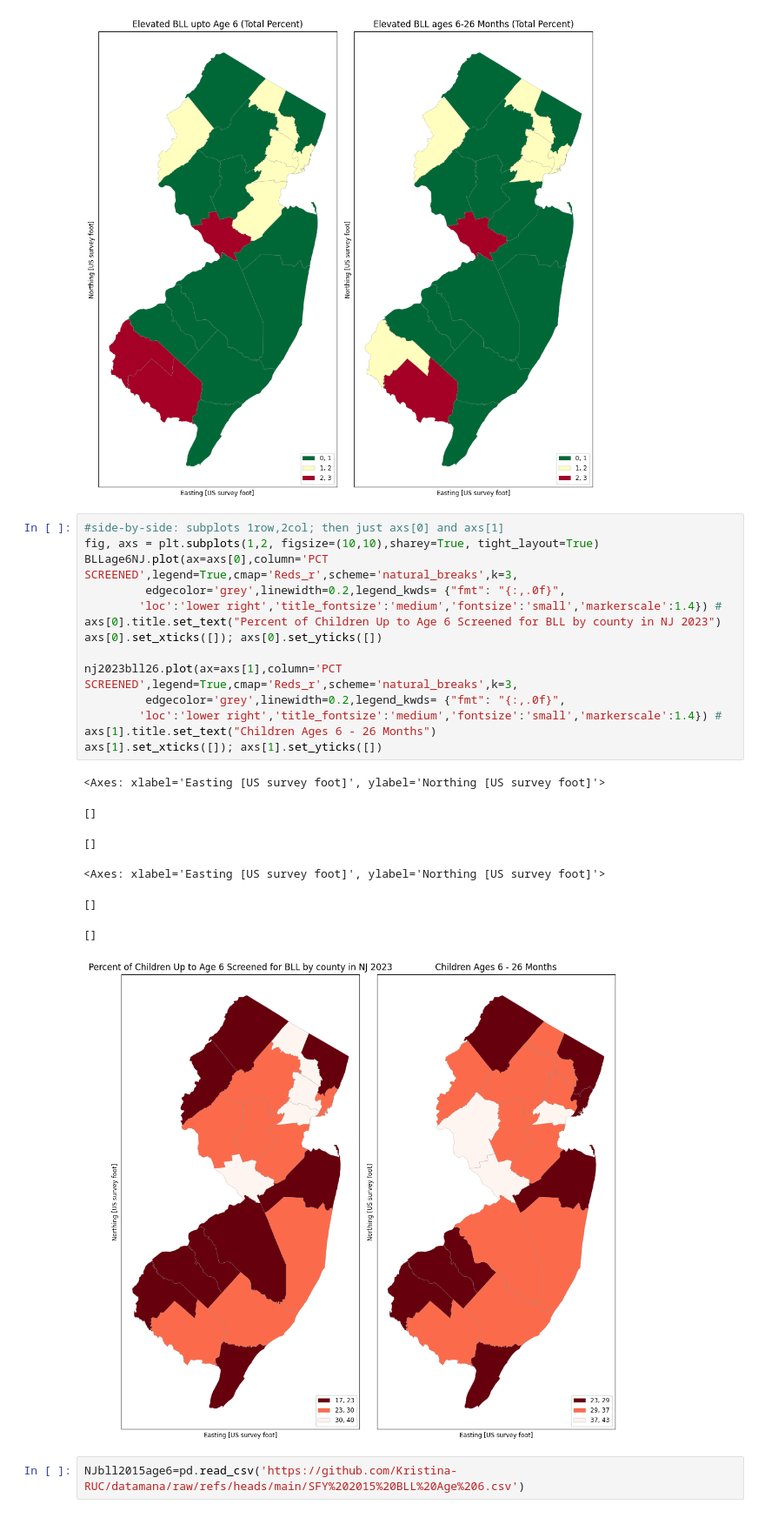
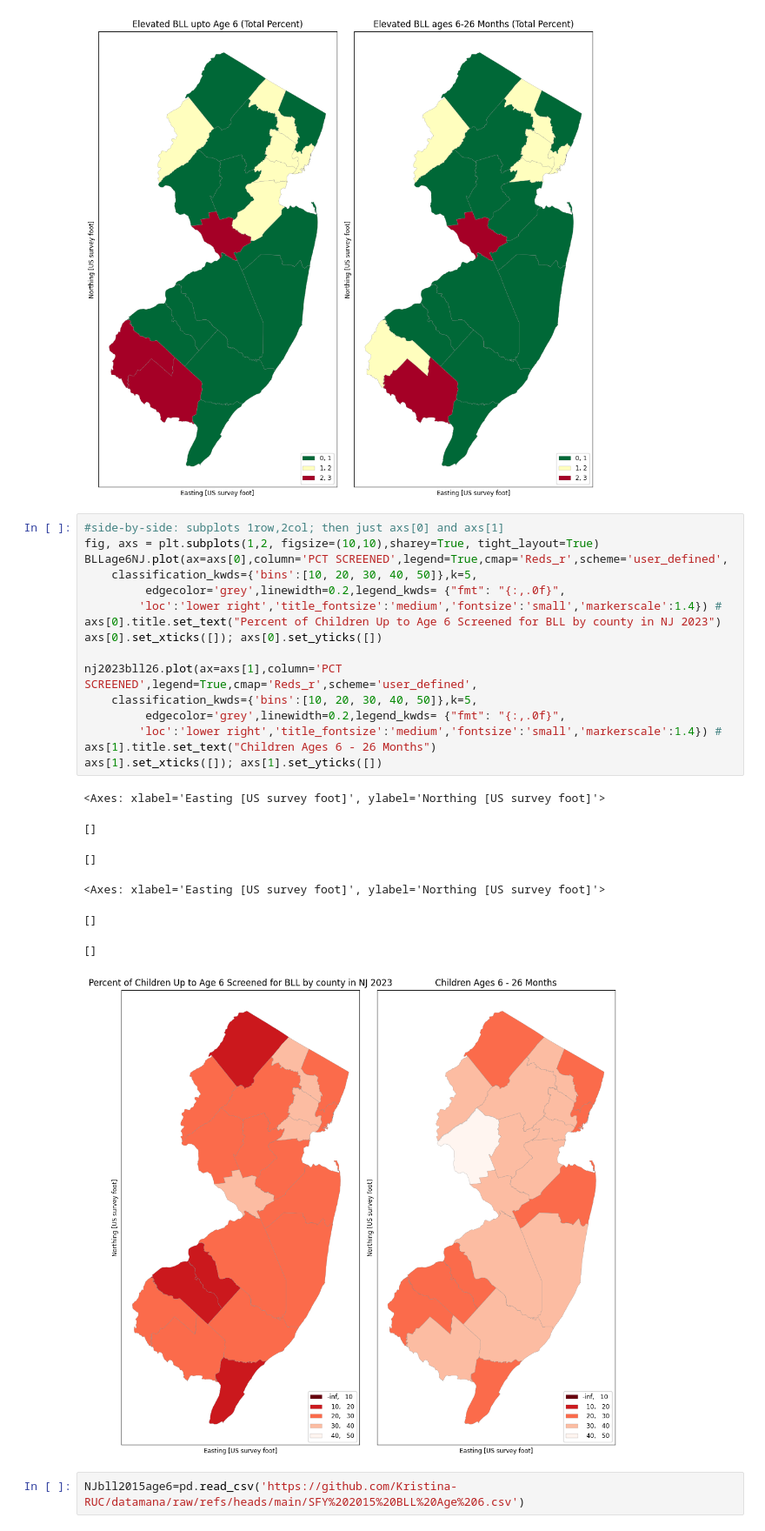
Before and after one commit to Kristina-RUC/datamana, a Jupyter notebook: map.ipynb, the cells around one changed output. Shown at 87% size. Drawn from its saved outputs; the diff is of its cells as text.

```diff
--- a/map.ipynb
+++ b/map.ipynb
@@ -1459,25 +1459,27 @@ axs[1].set_xticks([]); axs[1].set_yticks([])
 # %%
 #side-by-side: subplots 1row,2col; then just axs[0] and axs[1]
 fig, axs = plt.subplots(1,2, figsize=(10,10),sharey=True, tight_layout=True)
-BLLage6NJ.plot(ax=axs[0],column='PCT SCREENED',legend=True,cmap='Reds_r',scheme='natural_breaks',k=3,
+BLLage6NJ.plot(ax=axs[0],column='PCT SCREENED',legend=True,cmap='Reds_r',scheme='user_defined',
+    classification_kwds={'bins':[10, 20, 30, 40, 50]},k=5,
          edgecolor='grey',linewidth=0.2,legend_kwds= {"fmt": "{:,.0f}",
         'loc':'lower right','title_fontsize':'medium','fontsize':'small','markerscale':1.4}) #
 axs[0].title.set_text("Percent of Children Up to Age 6 Screened for BLL by county in NJ 2023")
 axs[0].set_xticks([]); axs[0].set_yticks([])
 
-nj2023bll26.plot(ax=axs[1],column='PCT SCREENED',legend=True,cmap='Reds_r',scheme='natural_breaks',k=3,
+nj2023bll26.plot(ax=axs[1],column='PCT SCREENED',legend=True,cmap='Reds_r',scheme='user_defined',
+    classification_kwds={'bins':[10, 20, 30, 40, 50]},k=5,
          edgecolor='grey',linewidth=0.2,legend_kwds= {"fmt": "{:,.0f}",
         'loc':'lower right','title_fontsize':'medium','fontsize':'small','markerscale':1.4}) #
 axs[1].title.set_text("Children Ages 6 - 26 Months")
 axs[1].set_xticks([]); axs[1].set_yticks([])
 # %% [output]
 <Axes: xlabel='Easting [US survey foot]', ylabel='Northing [US survey foot]'>
 []
 []
 <Axes: xlabel='Easting [US survey foot]', ylabel='Northing [US survey foot]'>
 []
 []
-[figure, old version]
+[figure, new version]
 # %%
 NJbll2015age6=pd.read_csv('https://github.com/Kristina-RUC/datamana/raw/refs/heads/main/SFY%202015%20BLL%20Age%206.csv')
 # %%
```
